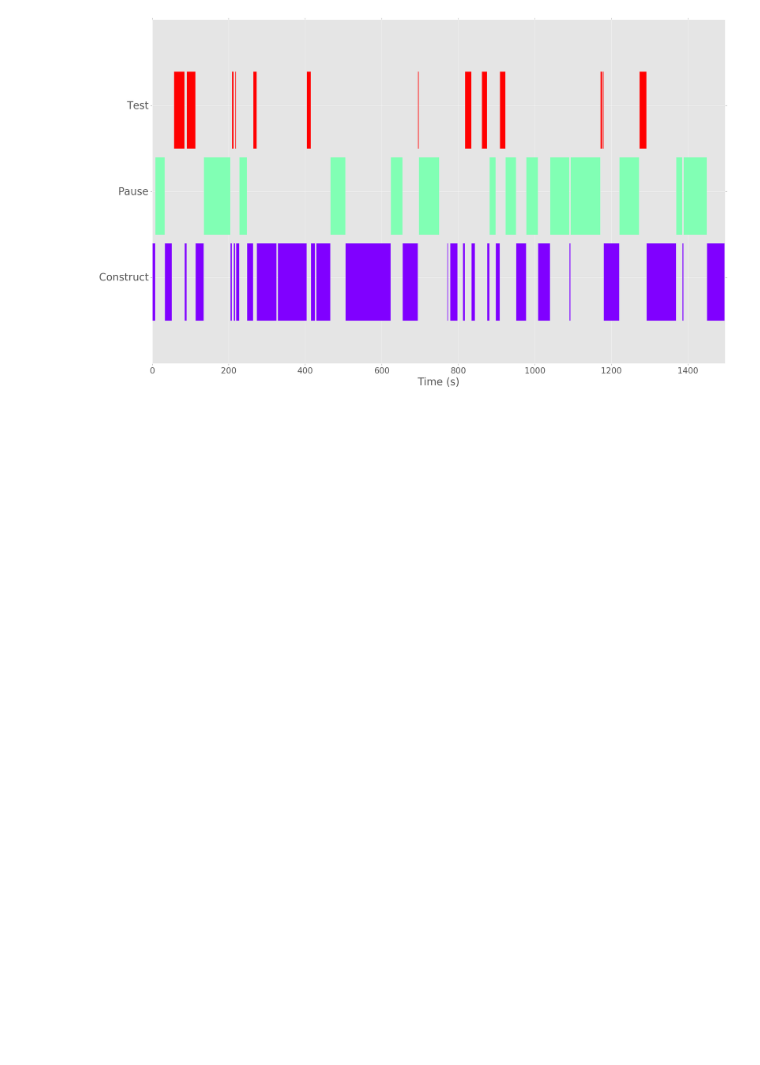
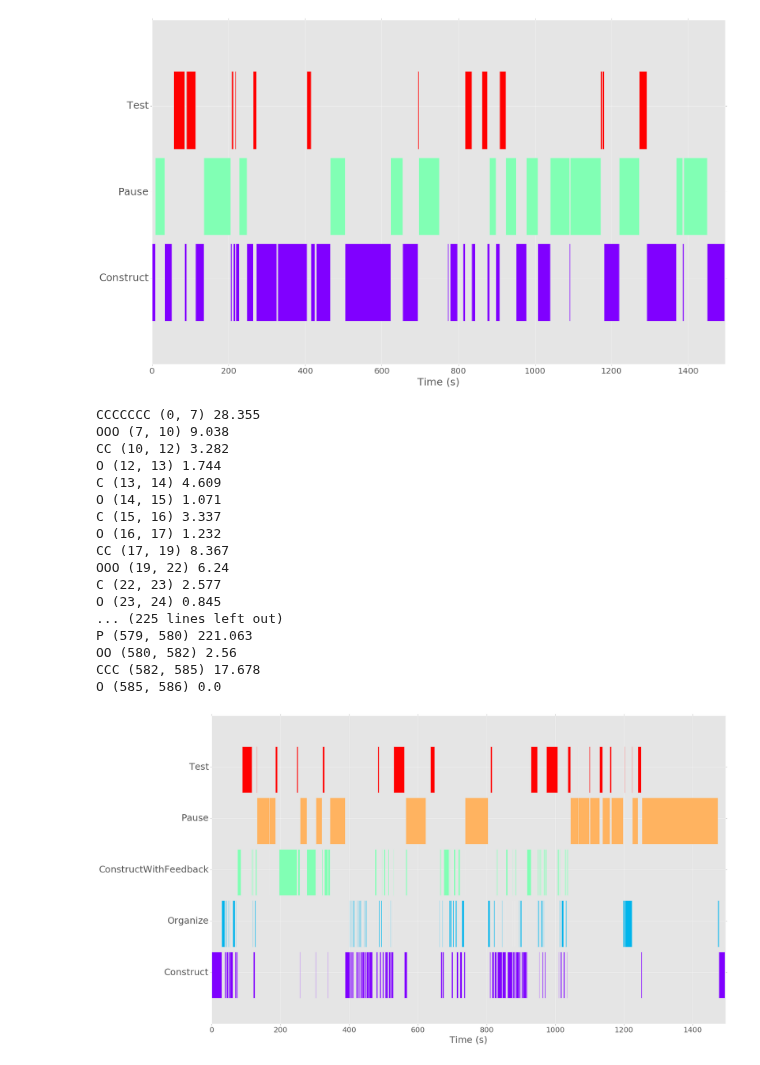
Before and after one commit to sperez8/Phet-log-analyzer, a Jupyter notebook: cck/sequence_brokenBarPlot_maker.ipynb, the cells around one changed output. Saved outputs shown, nothing was run; the diff lists cells and outputs as text; code cells hidden in the pictures; blank space fills up the shorter version.

```diff
--- a/cck/sequence_brokenBarPlot_maker.ipynb
+++ b/cck/sequence_brokenBarPlot_maker.ipynb
@@ -277,3 +275,24 @@ plot_barGraph(df2,'a2',31091114, pltFamilies2) #high low z-scores
 plot_barGraph(df2,'a2',8889108, pltFamilies2) #low low z-scores
 # %% [output]
 [figure]
+# %%
+plot_barGraph(df,'a2',94792123, pltFamilies)
+# %% [output]
+CCCCCCC (0, 7) 28.355
+OOO (7, 10) 9.038
+CC (10, 12) 3.282
+O (12, 13) 1.744
+C (13, 14) 4.609
+O (14, 15) 1.071
+C (15, 16) 3.337
+O (16, 17) 1.232
+CC (17, 19) 8.367
+OOO (19, 22) 6.24
+C (22, 23) 2.577
+O (23, 24) 0.845
+... (225 lines left out)
+P (579, 580) 221.063
+OO (580, 582) 2.56
+CCC (582, 585) 17.678
+O (585, 586) 0.0
+[figure, added]
```
Also changed, not shown: parts of 11 cells of this notebook, 5 other files.
